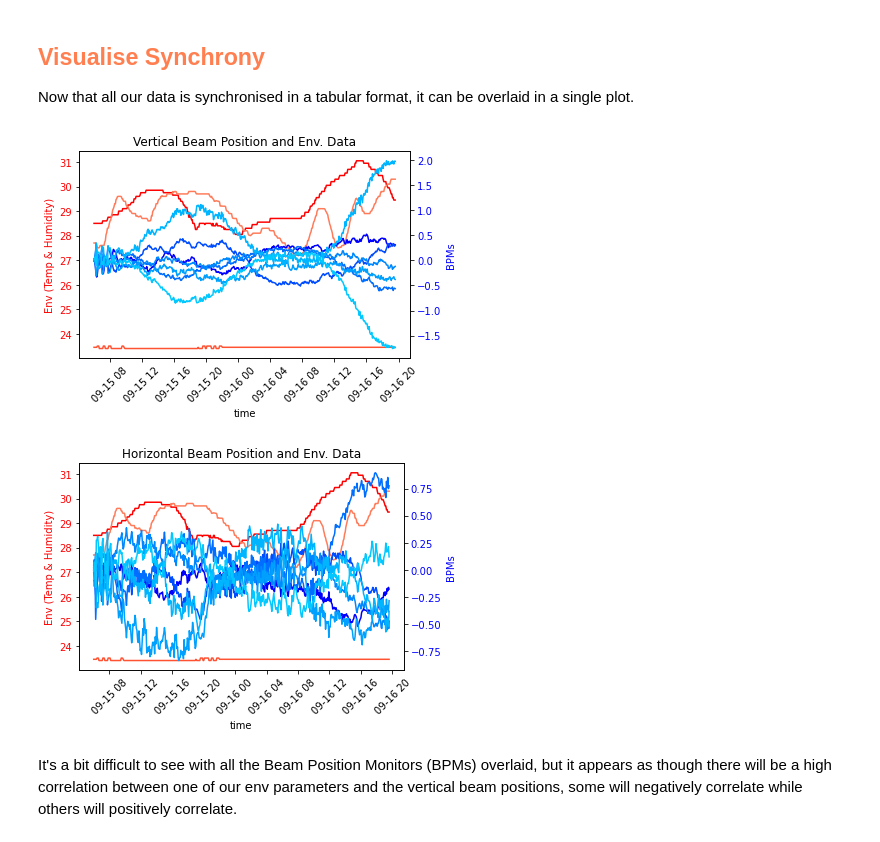
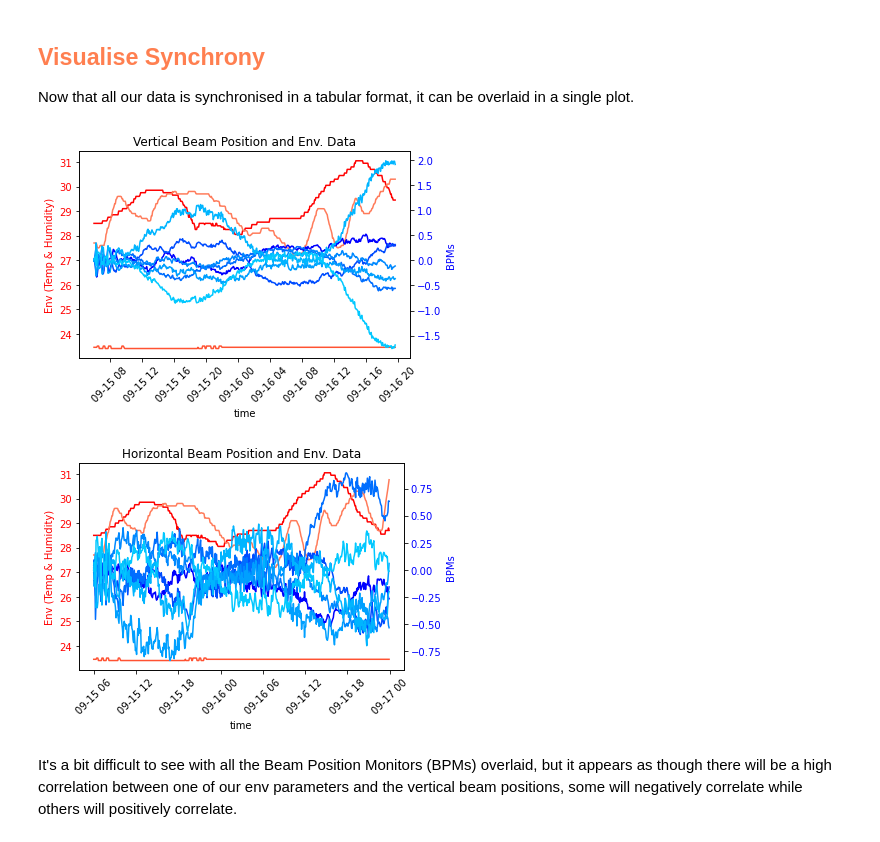
Before and after one commit to 20spaghetti/Electron-Beam-Position-Drift-Study, a Jupyter notebook: Electron Beam Position Drift Study.ipynb, the cells around one changed output. Cells and saved outputs as stored; diff of their text form; code cells hidden in the pictures.

```diff
--- a/Electron Beam Position Drift Study.ipynb
+++ b/Electron Beam Position Drift Study.ipynb
@@ -320,25 +326,3 @@ The beam data and environment data don't cover the exact same time periods, this
-# %%
-# Truncate each dataset on upper and lower bounds of each dataset
-
-upper_bound = np.array([bpmy_trim.index.values.max(),
-                        bpmx_trim.index.values.max(),
-                        temp_rack_trim.index.values.max(),
-                        temp_tunnel_trim.index.values.max(),
-                        humidity_trim.index.values.max()
-                        ]).min()
-
-lower_bound = np.array([bpmy_trim.index.values.min(),
-                        bpmx_trim.index.values.min(),
-                        temp_rack_trim.index.values.min(),
-                        temp_tunnel_trim.index.values.min(),
-                        humidity_trim.index.values.min()
-                        ]).max()
-
-bpmy_trim = bpmy_trim.truncate(before=lower_bound, after=upper_bound, axis =0)
-bpmx_trim = bpmx_trim.truncate(before=lower_bound, after=upper_bound, axis =0)
-temp_rack_trim = temp_rack_trim.truncate(before=lower_bound, after=upper_bound, axis =0)
-temp_tunnel_trim = temp_tunnel_trim.truncate(before=lower_bound, after=upper_bound, axis =0)
-humidity_trim = humidity_trim.truncate(before=lower_bound, after=upper_bound, axis =0)
 # %% [markdown]
 ## <font color='coral'>Resample Data</font><a class="anchor" id="Resample"></a>
 The beam data is sampled at a higher frequency that the environmental data. Each variable is re-sampled so that the timing intervals of both datasets match and can be used in a tabular format. The resample method uses the the mean value within a 5 minute window.
@@ -351,14 +329,19 @@ temp_rack_resample = temp_rack_trim.resample('5T').mean()
+# %%
+all_y = pd.concat([bpmy_trim.resample('5T').mean(),
+                   temp_rack_trim.resample('5T').mean(),
+                   temp_tunnel_trim.resample('5T').mean(),
+                   humidity_trim.resample('5T').mean()],
+                  axis=1).dropna()
+
+all_x = pd.concat([bpmx_trim.resample('5T').mean(),
+                   temp_rack_trim.resample('5T').mean(),
+                   temp_tunnel_trim.resample('5T').mean(),
+                   humidity_trim.resample('5T').mean()],
+                  axis=1).dropna()
 # %% [markdown]
 ## <font color='coral'> Visualise Synchrony </font> <a class="anchor" id="Vis"></a>
 Now that all our data is synchronised in a tabular format, it can be overlaid in a single plot.
 # %%
-from matplotlib import cm
-
-# One plot to overlay zoomed component, for time correlation estimate
-all_y = pd.concat([bpmy_resample, temp_rack_resample, temp_tunnel_resample, humidity_resample], axis=1).dropna()
-all_x = pd.concat([bpmx_resample, temp_rack_resample, temp_tunnel_resample, humidity_resample], axis=1).dropna()
-
-
 # yplot
 #############################
 
@@ -390,34 +373,34 @@ plt.show()
 # xplot
 ##################################
 
 fig, ax1 = plt.subplots()
 plt.xticks(rotation = 45)
 ax1.set_xlabel('time')
 ax1.set_ylabel('Env (Temp & Humidity)', color='#ff0000')
 ax1.plot(all_x.iloc[:, 7], color='#ff0000')
 ax1.plot(all_x.iloc[:, 8], color='#ff5232')
 ax1.plot(all_x.iloc[:, 9], color='#ff7b5a')
 ax1.tick_params(axis='y', labelcolor='#ff0000')
 
 ax2 = ax1.twinx()  # instantiate a second axes that shares the same x-axis
 
 
 ax2.set_ylabel('BPMs', color='#0000ff')  # we already handled the x-label with ax1
 ax2.plot(all_x.iloc[:, 0], color='#0000ff')
 ax2.plot(all_x.iloc[:, 1], color='#004cff')
 ax2.plot(all_x.iloc[:, 2], color='#006eff')
 ax2.plot(all_x.iloc[:, 3], color='#0089ff')
 ax2.plot(all_x.iloc[:, 4], color='#00a0ff')
 ax2.plot(all_x.iloc[:, 5], color='#00b5ff')
 ax2.plot(all_x.iloc[:, 6], color='#02c8ff')
 ax2.tick_params(axis='y', labelcolor='#0000ff')
 
 fig.tight_layout()  # otherwise the right y-label is slightly clipped
 plt.title('Horizontal Beam Position and Env. Data')
 plt.show()
 # %% [output]
 [figure]
-[figure, old version]
+[figure, new version]
 # %% [markdown]
 It's a bit difficult to see with all the Beam Position Monitors (BPMs) overlaid, but it appears as though there will be a high correlation between one of our env parameters and the vertical beam positions, some will negatively correlate while others will positively correlate.
 # %% [markdown]
```
Also changed, not shown: parts of 29 cells of this notebook, 1 other file.
